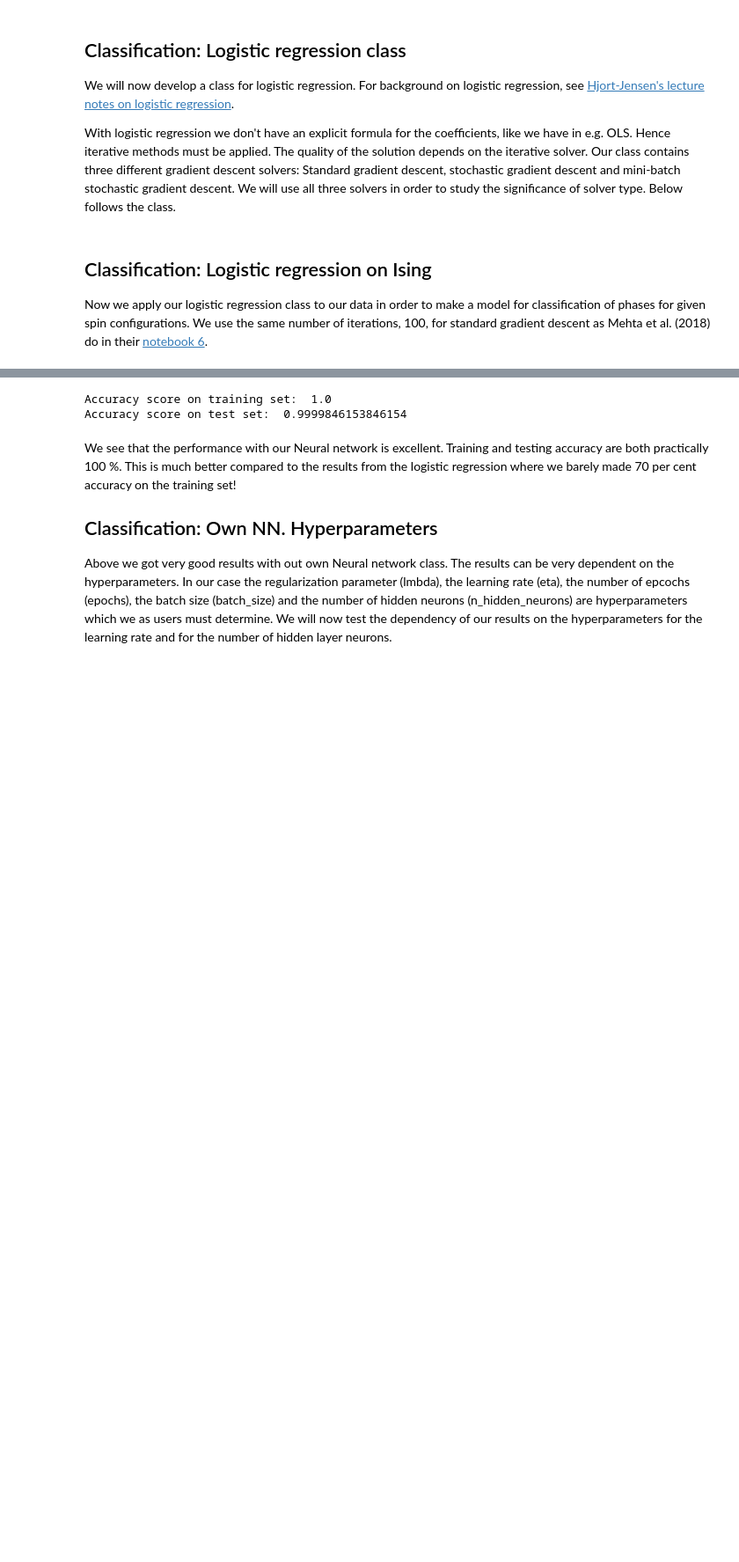
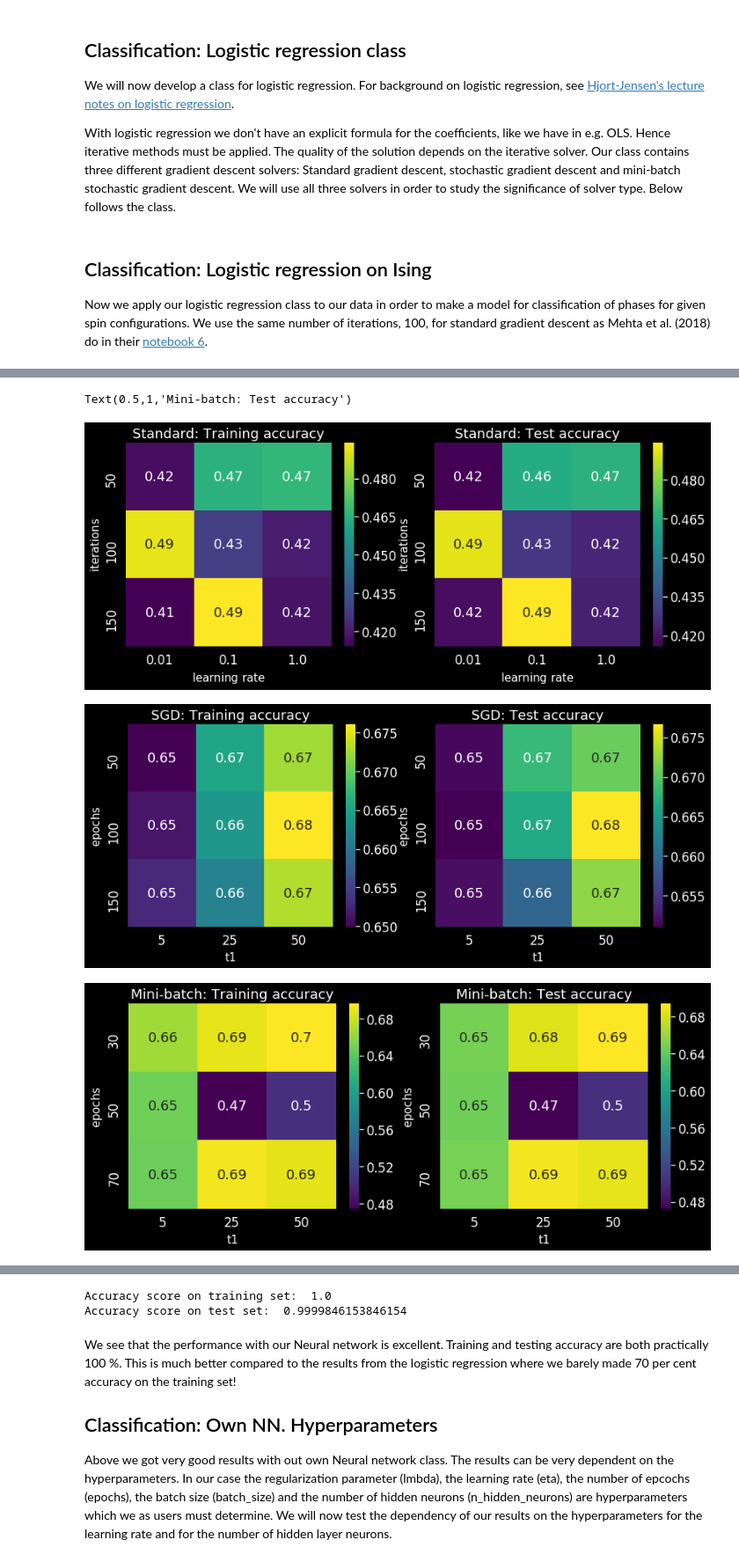
Before and after one commit to kaaja/ADAML, a Jupyter notebook: m2/m2.ipynb, the cells around one changed output, grey strips where cells are left out. Shown at 88% size. Cells and saved outputs as stored; diff of their text form; code cells hidden in the pictures; blank space fills up the shorter version.

Commit message:
heatmap log reg

```diff
--- a/m2/m2.ipynb
+++ b/m2/m2.ipynb
@@ -1147 +1176,67 @@ Best cost:  69202.52895335501
+# %%
+fontsize = 15
+
+x=[str(i) for i in etas]
+y=[str(i) for i in iterationNumbers]
+
+fig, (ax, ax2) = plt.subplots(1,2, figsize = (13.5,5))
+seaborn.heatmap(accuracyTrainStandardGD, annot=True, ax=ax, cmap='viridis')
+ax.set_title('Standard: Training accuracy')
+ax.set_xticklabels(x)
+ax.set_yticklabels(y)
+ax.set_xlabel('$\\mathrm{learning\\ rate}$',fontsize=fontsize)
+ax.set_ylabel('$\\mathrm{iterations}$',fontsize=fontsize)
+
+seaborn.heatmap(accuracyTestStandardGD, annot=True, ax=ax2, cmap='viridis')
+ax2.set_xticklabels(x)
+ax2.set_yticklabels(y)
+ax2.set_xlabel('$\\mathrm{learning\\ rate}$',fontsize=fontsize)
+ax2.set_ylabel('$\\mathrm{iterations}$',fontsize=fontsize)
+ax2.set_title('Standard: Test accuracy')
+
+
+x=[str(i) for i in t1s]
+y=[str(i) for i in epochSGDnumbers]
+
+fig, (ax, ax2) = plt.subplots(1,2, figsize = (13.5,5))
+seaborn.heatmap(accuracyTrainSGD, annot=True, ax=ax, cmap='viridis')
+ax.set_title('SGD: Training accuracy')
+ax.set_xticklabels(x)
+ax.set_yticklabels(y)
+ax.set_xlabel('$\\mathrm{t1}$',fontsize=fontsize)
+ax.set_ylabel('$\\mathrm{epochs}$',fontsize=fontsize)
+
+seaborn.heatmap(accuracyTestSGD, annot=True, ax=ax2, cmap='viridis')
+ax2.set_xticklabels(x)
+ax2.set_yticklabels(y)
+ax2.set_xlabel('$\\mathrm{t1}$',fontsize=fontsize)
+ax2.set_ylabel('$\\mathrm{epochs}$',fontsize=fontsize)
+ax2.set_title('SGD: Test accuracy')
+
+
+x=[str(i) for i in t1s]
+y=[str(i) for i in epochNumbers]
+
+fig, (ax, ax2) = plt.subplots(1,2, figsize = (13.5,5))
+seaborn.heatmap(accuracyTrainMiniBatch, annot=True, ax=ax, cmap='viridis')
+ax.set_title('Mini-batch: Training accuracy')
+ax.set_xticklabels(x)
+ax.set_yticklabels(y)
+ax.set_xlabel('$\\mathrm{t1}$',fontsize=fontsize)
+ax.set_ylabel('$\\mathrm{epochs}$',fontsize=fontsize)
+
+seaborn.heatmap(accuracyTestMiniBatch, annot=True, ax=ax2, cmap='viridis')
+ax2.set_xticklabels(x)
+ax2.set_yticklabels(y)
+ax2.set_xlabel('$\\mathrm{t1}$',fontsize=fontsize)
+ax2.set_ylabel('$\\mathrm{epochs}$',fontsize=fontsize)
+ax2.set_title('Mini-batch: Test accuracy')
+
+#plt.tight_layout()
+#plt.show()
+# %% [output]
+Text(0.5,1,'Mini-batch: Test accuracy')
+[figure, added]
+[figure, added]
+[figure, added]
 # %% [markdown]
```
Also changed, not shown: parts of 4 cells of this notebook.
